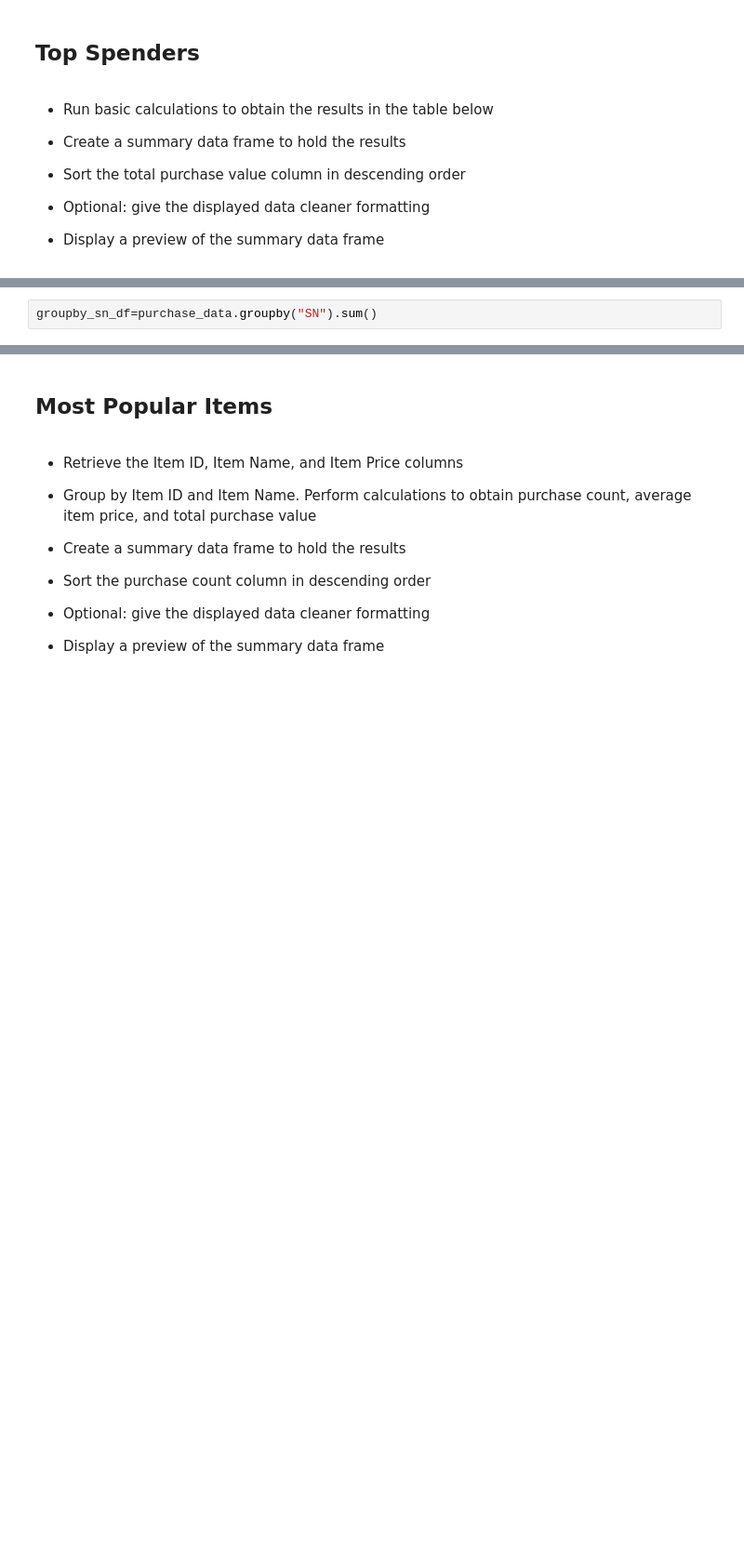
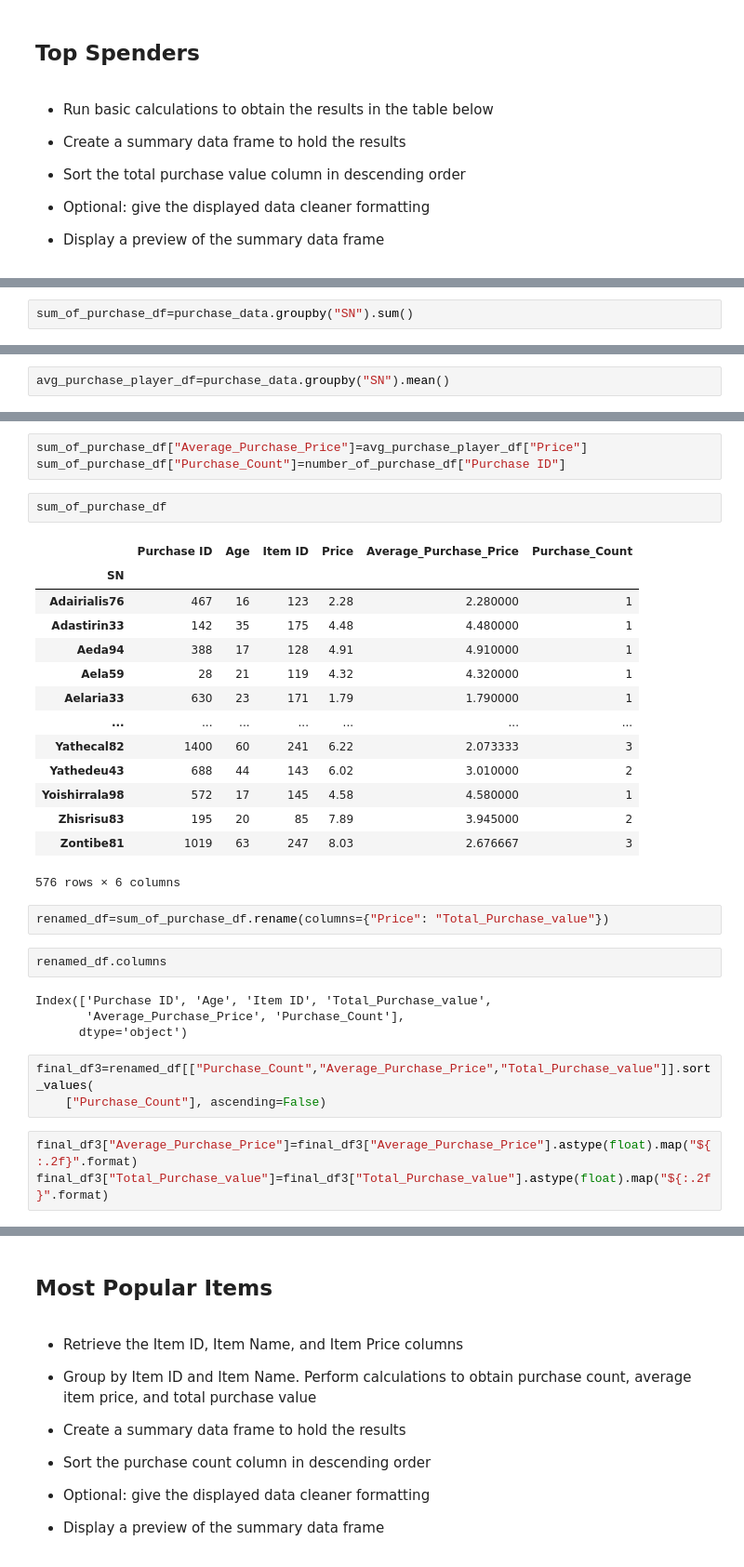
Before and after one commit to clem1803/pandas-challenge, a Jupyter notebook: HeroesOfPymoli/HeroesOfPymoli_starter.ipynb, the cells around one changed output, grey strips where cells are left out. Shown: that part at 93% size. Cells and saved outputs as stored; diff of their text form; blank space fills up the shorter version.

```diff
--- a/HeroesOfPymoli/HeroesOfPymoli_starter.ipynb
+++ b/HeroesOfPymoli/HeroesOfPymoli_starter.ipynb
@@ -591,2 +593,2 @@ purchase_data.head()
 # %%
-groupby_sn_df=purchase_data.groupby("SN").sum()
+sum_of_purchase_df=purchase_data.groupby("SN").sum()
@@ -609,0 +614,2 @@ groupby_sn_df
+# %%
+avg_purchase_player_df=purchase_data.groupby("SN").mean()
@@ -609,0 +656,34 @@ groupby_sn_df
+# %%
+sum_of_purchase_df["Average_Purchase_Price"]=avg_purchase_player_df["Price"]
+sum_of_purchase_df["Purchase_Count"]=number_of_purchase_df["Purchase ID"]
+# %%
+sum_of_purchase_df
+# %% [output]
+|  | Purchase ID | Age | Item ID | Price | Average_Purchase_Price | Purchase_Count |
+| SN |  |  |  |  |  |  |
+| Adairialis76 | 467 | 16 | 123 | 2.28 | 2.280000 | 1 |
+| Adastirin33 | 142 | 35 | 175 | 4.48 | 4.480000 | 1 |
+| Aeda94 | 388 | 17 | 128 | 4.91 | 4.910000 | 1 |
+| Aela59 | 28 | 21 | 119 | 4.32 | 4.320000 | 1 |
+| Aelaria33 | 630 | 23 | 171 | 1.79 | 1.790000 | 1 |
+| ... | ... | ... | ... | ... | ... | ... |
+| Yathecal82 | 1400 | 60 | 241 | 6.22 | 2.073333 | 3 |
+| Yathedeu43 | 688 | 44 | 143 | 6.02 | 3.010000 | 2 |
+| Yoishirrala98 | 572 | 17 | 145 | 4.58 | 4.580000 | 1 |
+| Zhisrisu83 | 195 | 20 | 85 | 7.89 | 3.945000 | 2 |
+| Zontibe81 | 1019 | 63 | 247 | 8.03 | 2.676667 | 3 |
+576 rows × 6 columns
+# %%
+renamed_df=sum_of_purchase_df.rename(columns={"Price": "Total_Purchase_value"})
+# %%
+renamed_df.columns
+# %% [output]
+Index(['Purchase ID', 'Age', 'Item ID', 'Total_Purchase_value',
+       'Average_Purchase_Price', 'Purchase_Count'],
+      dtype='object')
+# %%
+final_df3=renamed_df[["Purchase_Count","Average_Purchase_Price","Total_Purchase_value"]].sort_values(
+    ["Purchase_Count"], ascending=False)
+# %%
+final_df3["Average_Purchase_Price"]=final_df3["Average_Purchase_Price"].astype(float).map("${:.2f}".format)
+final_df3["Total_Purchase_value"]=final_df3["Total_Purchase_value"].astype(float).map("${:.2f}".format)
```
Also changed, not shown: parts of 10 cells of this notebook.
